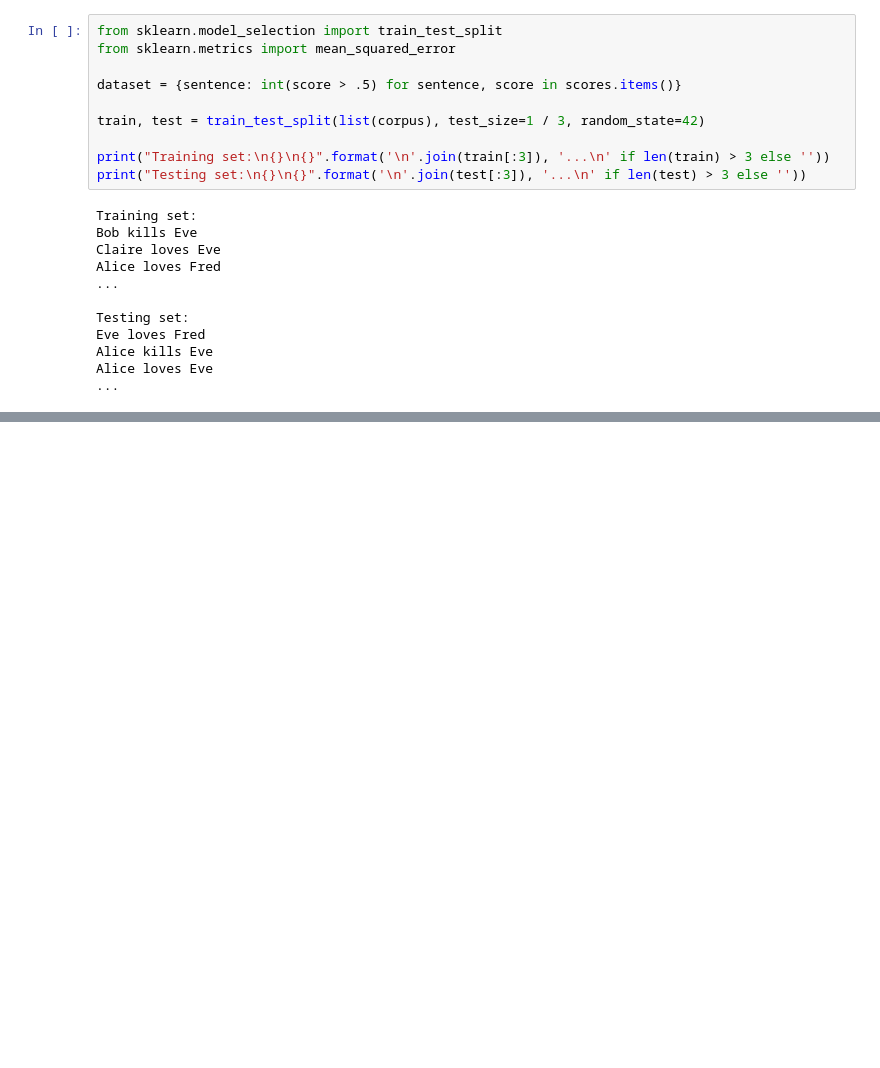
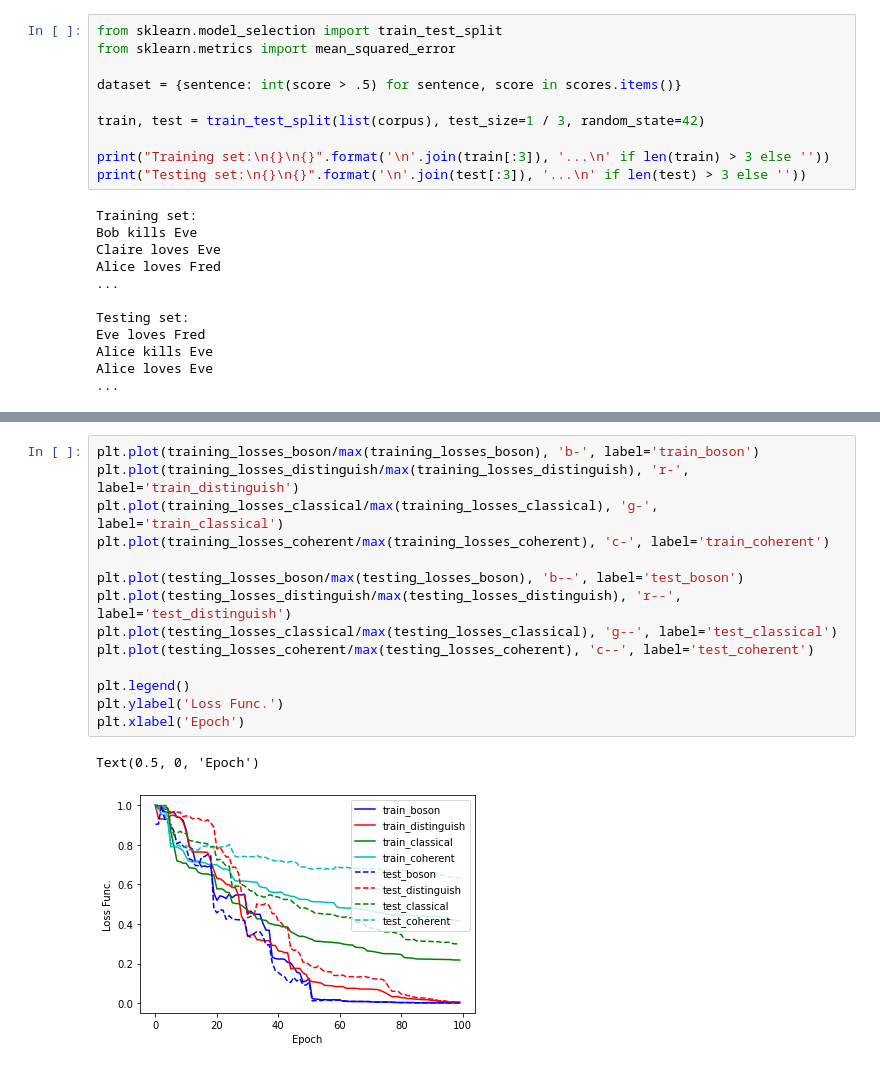
Before and after one commit to dapingQ/discopy, a Jupyter notebook: photonic-experiment_benchmark.ipynb, the cells around one changed output, grey strips where cells are left out. Cells and saved outputs as stored; diff of their text form; blank space fills up the shorter version.

```diff
--- a/photonic-experiment_benchmark.ipynb
+++ b/photonic-experiment_benchmark.ipynb
@@ -317,3 +374,20 @@ plt.plot(testing_losses)
+# %%
+plt.plot(training_losses_boson/max(training_losses_boson), 'b-', label='train_boson')
+plt.plot(training_losses_distinguish/max(training_losses_distinguish), 'r-', label='train_distinguish')
+plt.plot(training_losses_classical/max(training_losses_classical), 'g-', label='train_classical')
+plt.plot(training_losses_coherent/max(training_losses_coherent), 'c-', label='train_coherent')
+
+plt.plot(testing_losses_boson/max(testing_losses_boson), 'b--', label='test_boson')
+plt.plot(testing_losses_distinguish/max(testing_losses_distinguish), 'r--', label='test_distinguish')
+plt.plot(testing_losses_classical/max(testing_losses_classical), 'g--', label='test_classical')
+plt.plot(testing_losses_coherent/max(testing_losses_coherent), 'c--', label='test_coherent')
+
+plt.legend()
+plt.ylabel('Loss Func.')
+plt.xlabel('Epoch')
+# %% [output]
+Text(0.5, 0, 'Epoch')
+[figure, added]
 # %%
 from sklearn.metrics import classification_report
 
```
Also changed, not shown: parts of 18 cells of this notebook, 1 other file.
